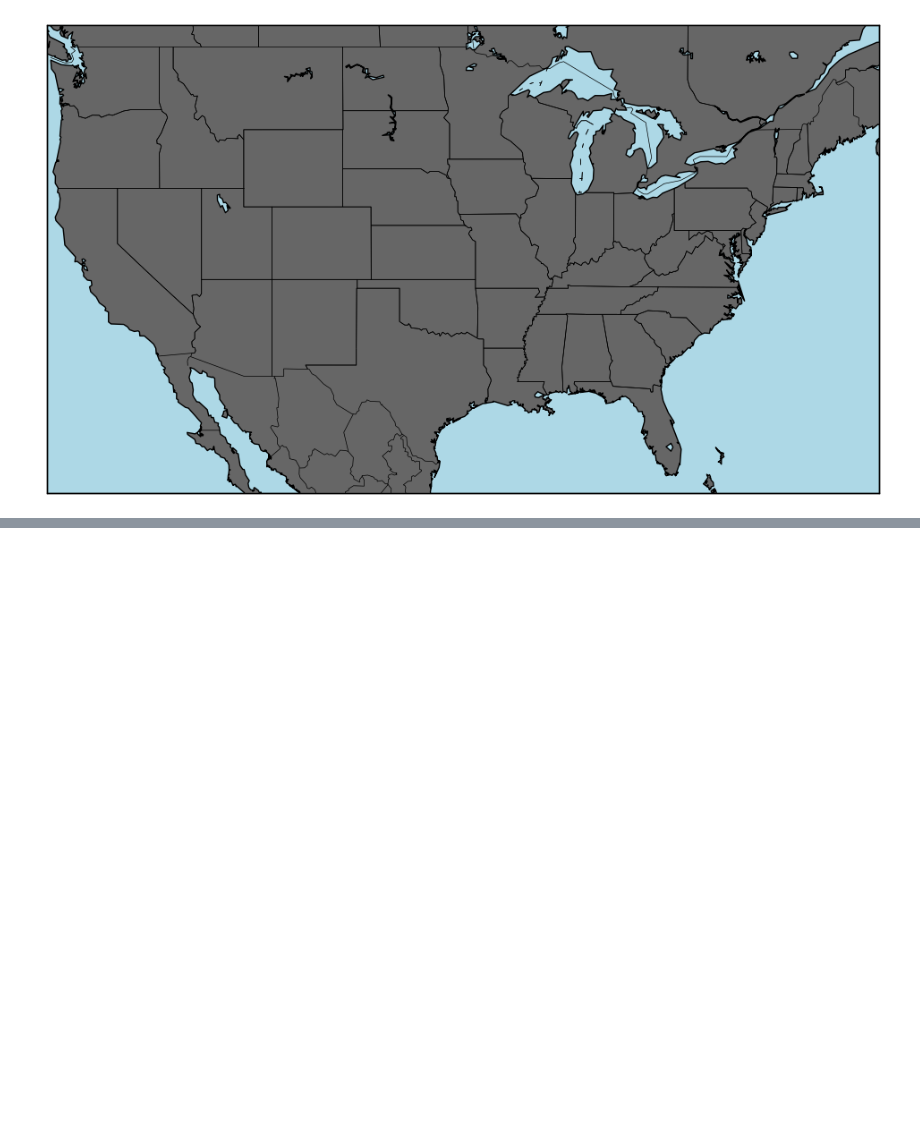
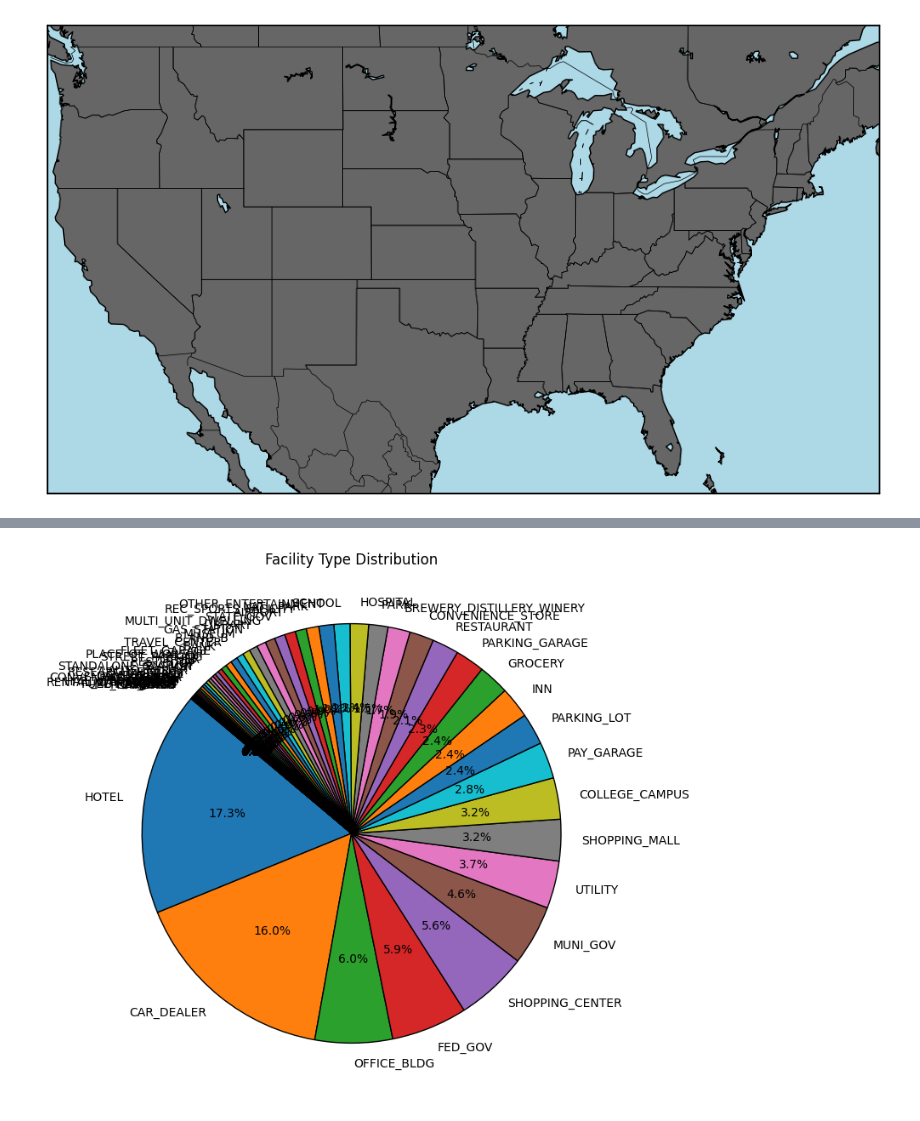
Before and after one commit to onetrue-6657/dataio2025, a Jupyter notebook: ev_stations.ipynb, the cells around one changed output, grey strips where cells are left out. Drawn from its saved outputs; the diff is of its cells as text; code cells hidden in the pictures; blank space fills up the shorter version.

Commit message:
Facility Type Distribution

```diff
--- a/ev_stations.ipynb
+++ b/ev_stations.ipynb
@@ -57,3 +57,5 @@ USMap.drawmapboundary(fill_color="lightblue") # Map without Alaska and Hawaii :(
 # %% [output]
 <matplotlib.patches.Rectangle at 0x...>
 [figure]
+# %%
+facility_type = df['Facility Type'].value_counts()
@@ -59,0 +82,21 @@ USMap.drawmapboundary(fill_color="lightblue") # Map without Alaska and Hawaii :(
+# %%
+facility_type_labels = facility_type.index.to_list()
+facility_type_sizes = facility_type.values.tolist()
+threshold = 0.02 * sum(facility_type_sizes)
+new_facility_type_labels = []
+new_facility_type_sizes = []
+other_total = 0
+for label, size in zip(facility_type_labels, facility_type_sizes):
+    if size < threshold:
+        other_total += size
+    else:
+        new_facility_type_labels.append(label)
+        new_facility_type_sizes.append(size)
+new_facility_type_labels.append("Other")
+new_facility_type_sizes.append(other_total)
+plt.figure(figsize=(8, 8))
+plt.pie(facility_type_sizes, labels=facility_type_labels, autopct='%1.1f%%', startangle=140, wedgeprops={'edgecolor': 'black'})
+plt.title("Facility Type Distribution")
+plt.show()
+# %% [output]
+[figure, added]
```
Also changed, not shown: parts of 1 cell of this notebook, 2 other files.
